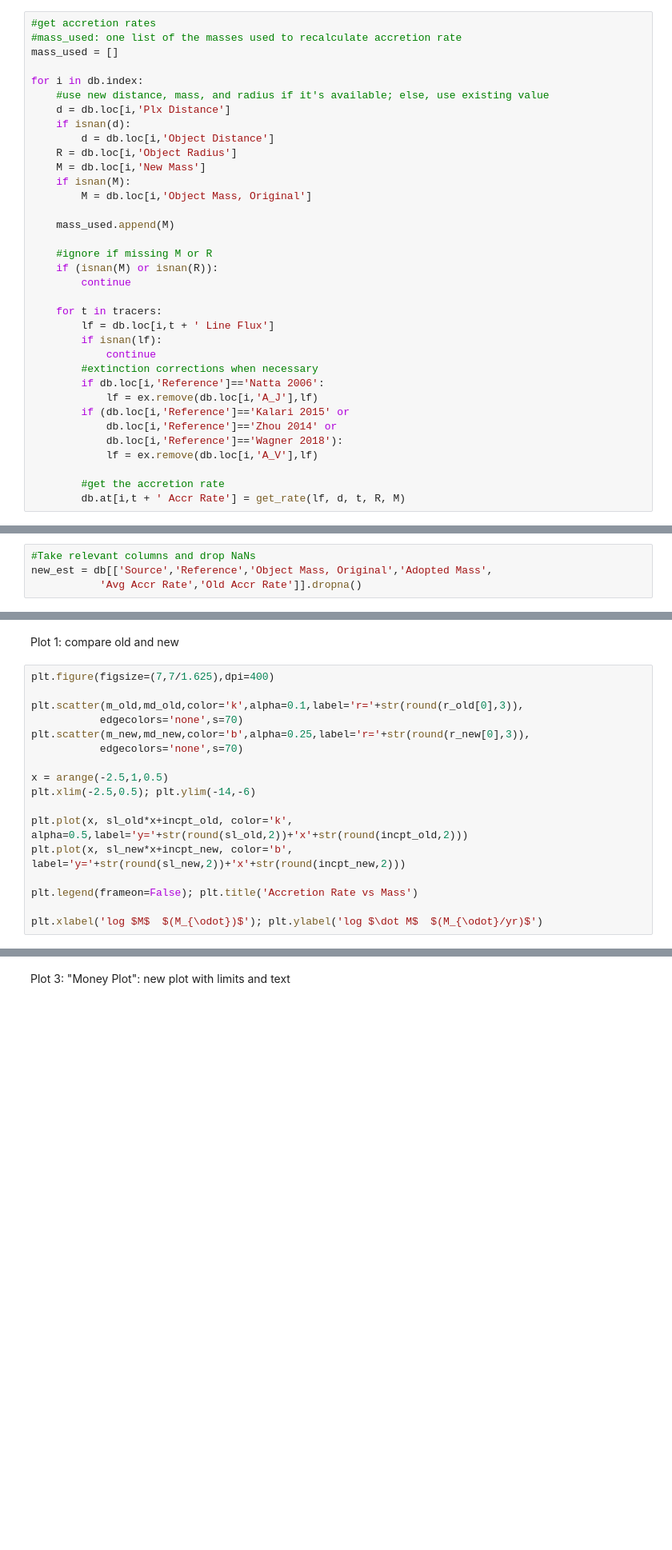
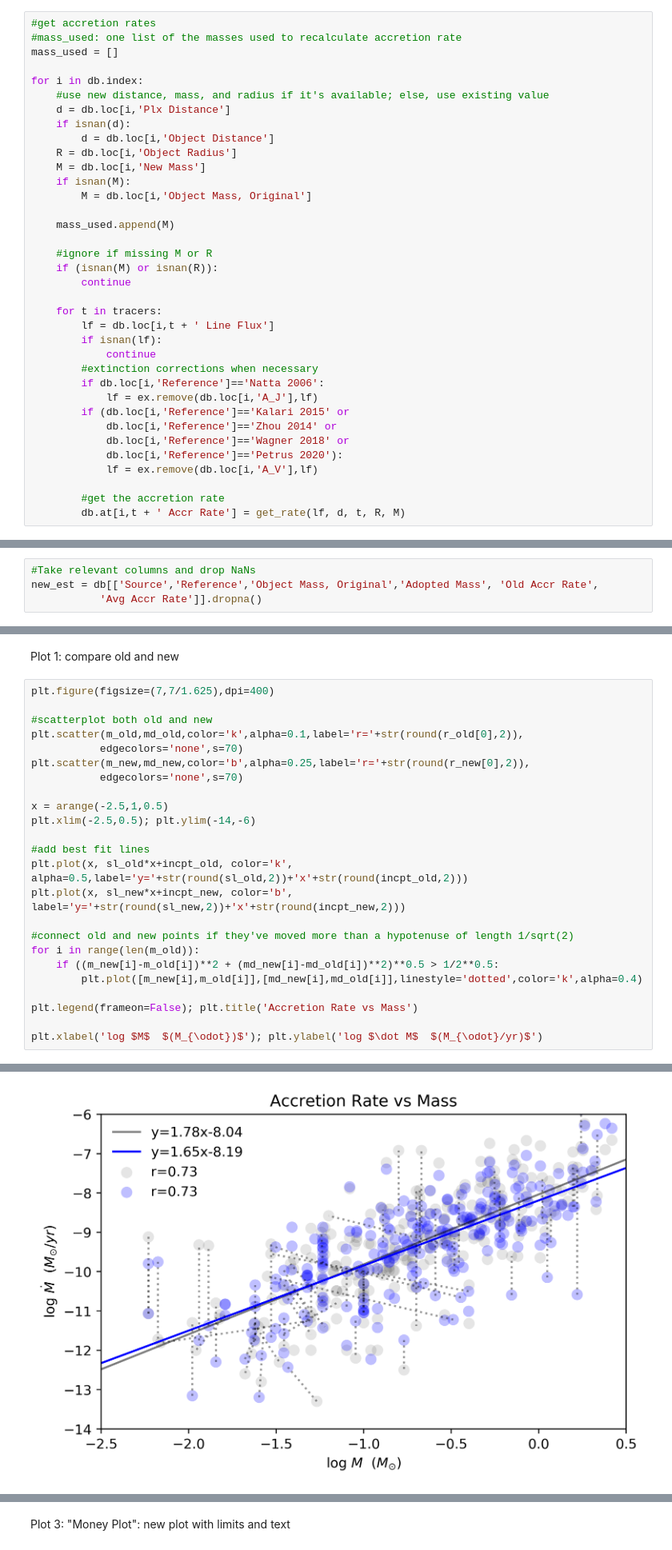
Before and after one commit to kfollette/Follette-group, a Jupyter notebook: AccDB/AccRates/Recalculated Rates, Plots, and Analysis (Current).ipynb, the cells around one changed output, grey strips where cells are left out. Shown at 80% size. Drawn from its saved outputs; the diff is of its cells as text; blank space fills up the shorter version.

```diff
--- a/AccDB/AccRates/Recalculated Rates, Plots, and Analysis (Current).ipynb
+++ b/AccDB/AccRates/Recalculated Rates, Plots, and Analysis (Current).ipynb
@@ -118,7 +54,8 @@ for i in db.index:
             lf = ex.remove(db.loc[i,'A_J'],lf)
         if (db.loc[i,'Reference']=='Kalari 2015' or
             db.loc[i,'Reference']=='Zhou 2014' or
-            db.loc[i,'Reference']=='Wagner 2018'):
+            db.loc[i,'Reference']=='Wagner 2018' or
+            db.loc[i,'Reference']=='Petrus 2020'):
             lf = ex.remove(db.loc[i,'A_V'],lf)
 
         #get the accretion rate
@@ -133,8 +70,8 @@ db['Avg Accr Rate'] = db[[t + ' Accr Rate' for t in tracers]].mean(axis=1)
 Plotting and analysis:
 # %%
 #Take relevant columns and drop NaNs
-new_est = db[['Source','Reference','Object Mass, Original','Adopted Mass',
-           'Avg Accr Rate','Old Accr Rate']].dropna()
+new_est = db[['Source','Reference','Object Mass, Original','Adopted Mass', 'Old Accr Rate',
+           'Avg Accr Rate']].dropna()
 # %%
 #lists of mass, old accr rate, and new accr rate
 m_old = log10(new_est['Object Mass, Original'].tolist())
@@ -160,17 +105,25 @@ Plot 1: compare old and new
 # %%
 plt.figure(figsize=(7,7/1.625),dpi=400)
 
-plt.scatter(m_old,md_old,color='k',alpha=0.1,label='r='+str(round(r_old[0],3)),
+#scatterplot both old and new
+plt.scatter(m_old,md_old,color='k',alpha=0.1,label='r='+str(round(r_old[0],2)),
            edgecolors='none',s=70)
-plt.scatter(m_new,md_new,color='b',alpha=0.25,label='r='+str(round(r_new[0],3)),
+plt.scatter(m_new,md_new,color='b',alpha=0.25,label='r='+str(round(r_new[0],2)),
            edgecolors='none',s=70)
 
 x = arange(-2.5,1,0.5)
 plt.xlim(-2.5,0.5); plt.ylim(-14,-6)
 
+#add best fit lines
 plt.plot(x, sl_old*x+incpt_old, color='k', alpha=0.5,label='y='+str(round(sl_old,2))+'x'+str(round(incpt_old,2)))
 plt.plot(x, sl_new*x+incpt_new, color='b', label='y='+str(round(sl_new,2))+'x'+str(round(incpt_new,2)))
+
+#connect old and new points if they've moved more than a hypotenuse of length 1/sqrt(2)
+for i in range(len(m_old)):
+    if ((m_new[i]-m_old[i])**2 + (md_new[i]-md_old[i])**2)**0.5 > 1/2**0.5:
+        plt.plot([m_new[i],m_old[i]],[md_new[i],md_old[i]],linestyle='dotted',color='k',alpha=0.4)
 
 plt.legend(frameon=False); plt.title('Accretion Rate vs Mass')
 
 plt.xlabel('log $M$  $(M_{\odot})$'); plt.ylabel('log $\dot M$  $(M_{\odot}/yr)$')
+# %% [output]
@@ -176,0 +131 @@ plt.xlabel('log $M$  $(M_{\odot})$'); plt.ylabel('log $\dot M$  $(M_{\odot}/yr)$
+[figure, added]
```
Also changed, not shown: parts of 19 cells of this notebook.
